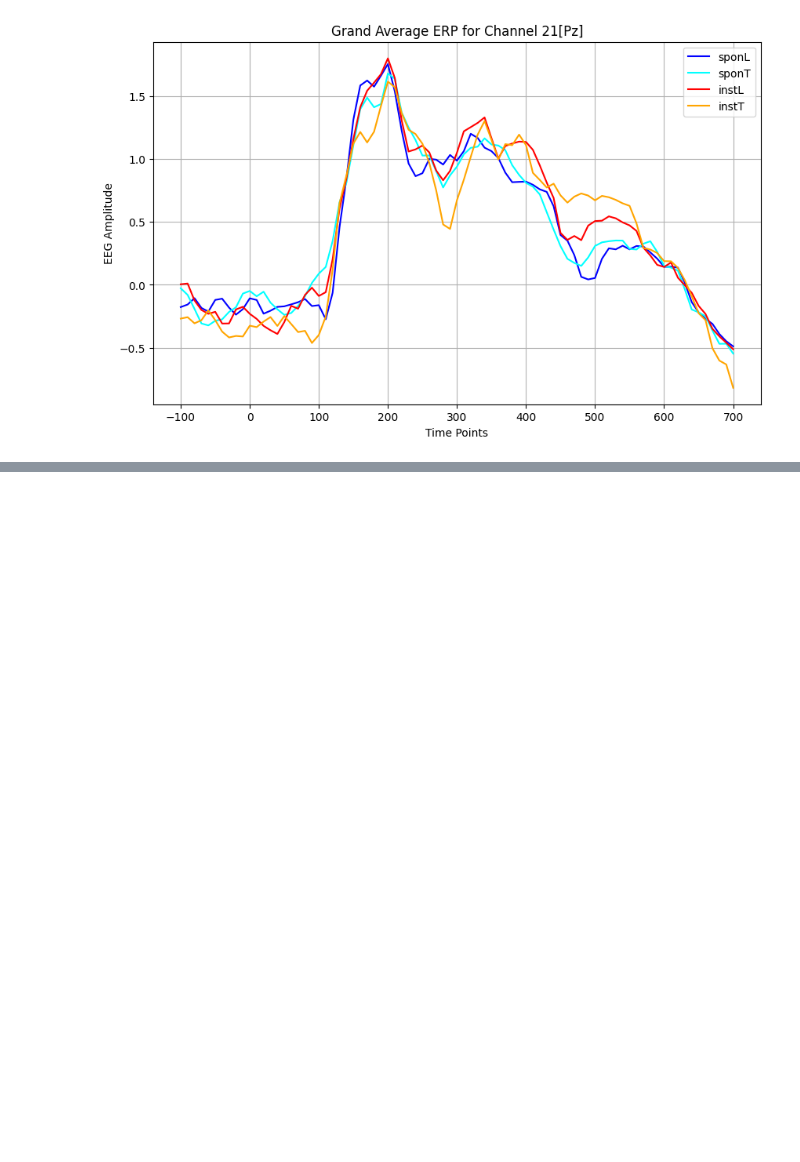
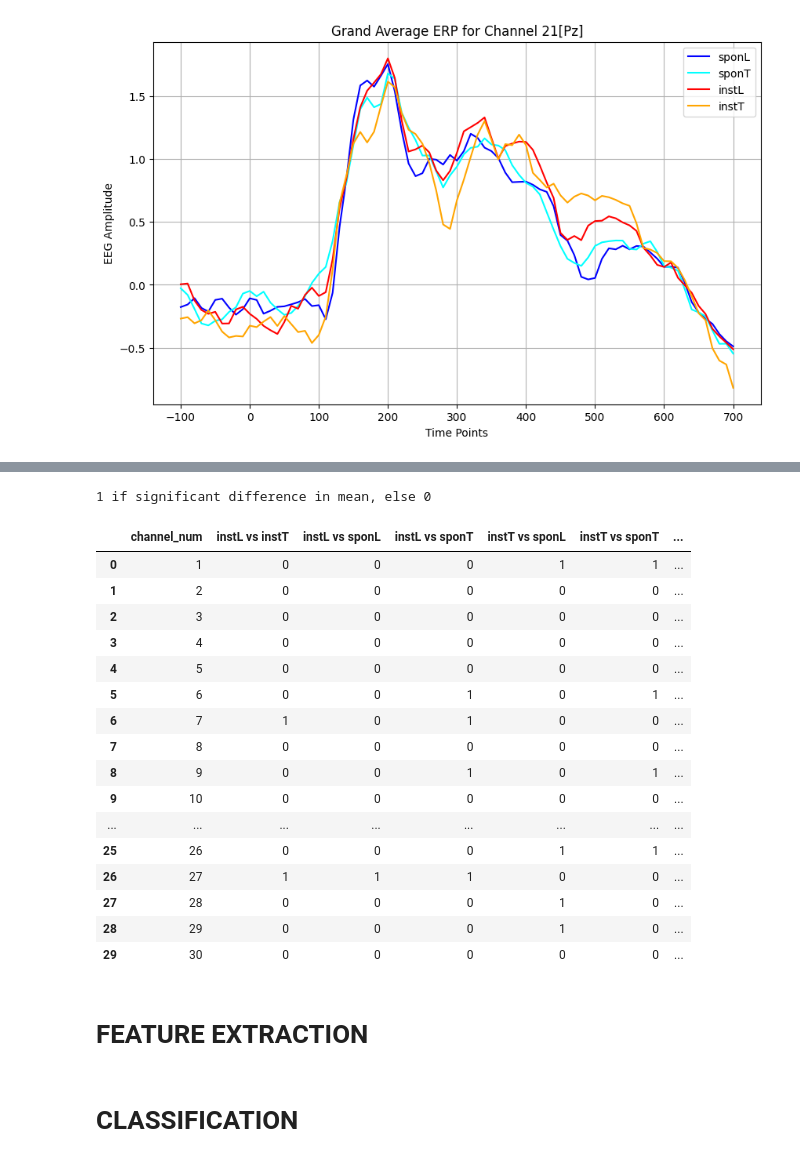
Before and after one commit to eldhosejoseph/thesis, a Jupyter notebook: BCI.ipynb, the cells around one changed output, grey strips where cells are left out. Saved outputs shown, nothing was run; the diff lists cells and outputs as text; code cells hidden in the pictures; blank space fills up the shorter version.

```diff
--- a/BCI.ipynb
+++ b/BCI.ipynb
@@ -391,0 +664,3 @@ def plot_all_channels():
+# %%
+channel_nums = [i for i in range(1,31)]
+result_df = perform_t_tests(channel_nums)
@@ -391,0 +685,26 @@ def plot_all_channels():
+# %%
+print('1 if significant difference in mean, else 0')
+result_df
+# %% [output]
+1 if significant difference in mean, else 0
+|  | channel_num | instL vs instT | instL vs sponL | instL vs sponT | instT vs sponL | instT vs sponT | ... |
+| 0 | 1 | 0 | 0 | 0 | 1 | 1 | ... |
+| 1 | 2 | 0 | 0 | 0 | 0 | 0 | ... |
+| 2 | 3 | 0 | 0 | 0 | 0 | 0 | ... |
+| 3 | 4 | 0 | 0 | 0 | 0 | 0 | ... |
+| 4 | 5 | 0 | 0 | 0 | 0 | 0 | ... |
+| 5 | 6 | 0 | 0 | 1 | 0 | 1 | ... |
+| 6 | 7 | 1 | 0 | 1 | 0 | 0 | ... |
+| 7 | 8 | 0 | 0 | 0 | 0 | 0 | ... |
+| 8 | 9 | 0 | 0 | 1 | 0 | 1 | ... |
+| 9 | 10 | 0 | 0 | 0 | 0 | 0 | ... |
+| ... | ... | ... | ... | ... | ... | ... | ... |
+| 25 | 26 | 0 | 0 | 0 | 1 | 1 | ... |
+| 26 | 27 | 1 | 1 | 1 | 0 | 0 | ... |
+| 27 | 28 | 0 | 0 | 0 | 1 | 0 | ... |
+| 28 | 29 | 0 | 0 | 0 | 1 | 0 | ... |
+| 29 | 30 | 0 | 0 | 0 | 0 | 0 | ... |
+# %% [markdown]
+# FEATURE EXTRACTION
+# %% [markdown]
+# CLASSIFICATION
```
Also changed, not shown: parts of 19 cells of this notebook.
